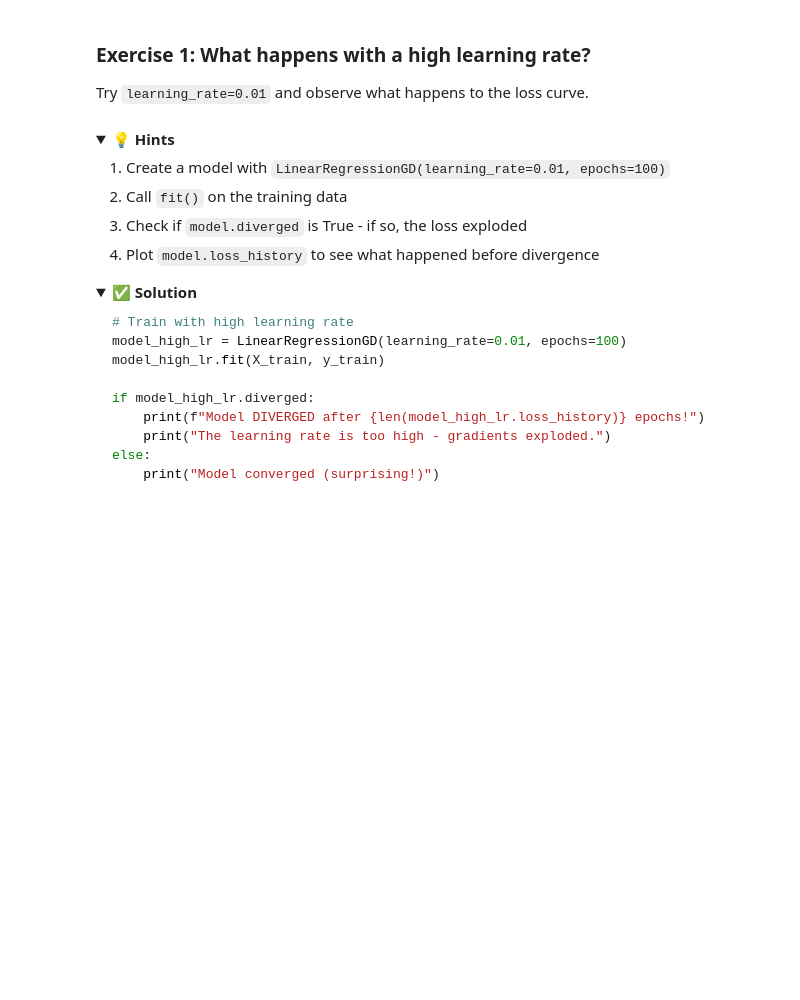
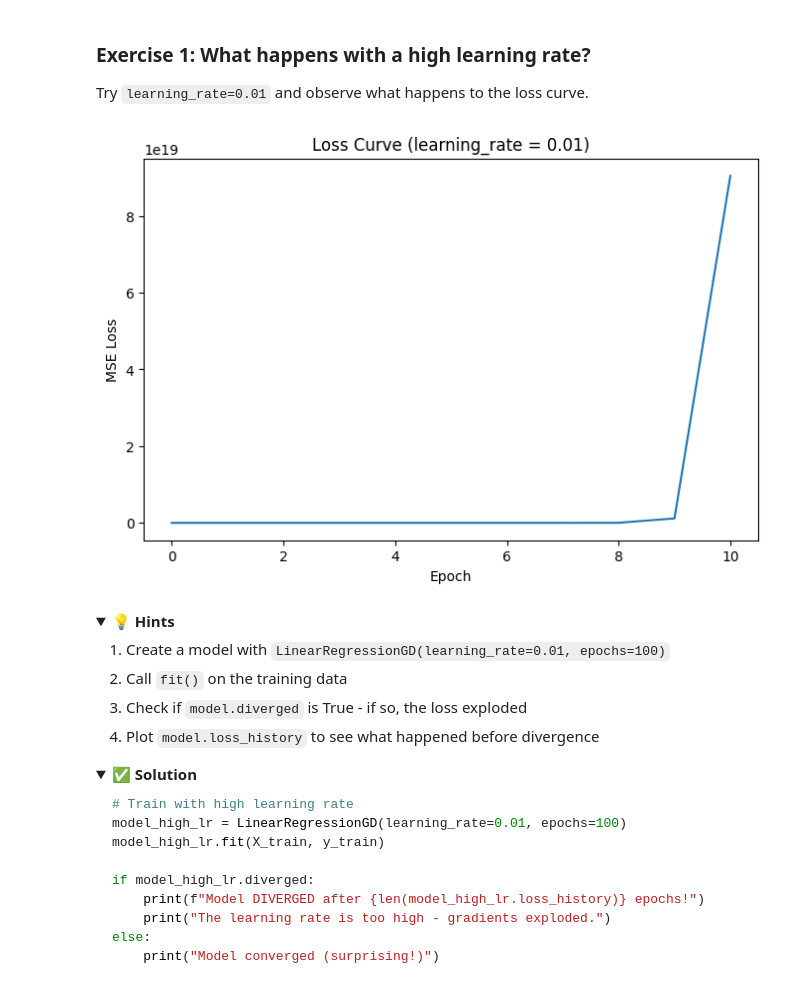
Before and after one commit to MrsTS5/ML, a Jupyter notebook: Week-2/Linear Regression Practice/linear-regression-from-scratch.ipynb, the cells around one changed output. Saved outputs shown, nothing was run; the diff lists cells and outputs as text; code cells hidden in the pictures; folded sections open; blank space fills up the shorter version.

Commit message:
Complete Linear Regression tutorial and  NumPy practice

```diff
--- a/Week-2/Linear Regression Practice/linear-regression-from-scratch.ipynb
+++ b/Week-2/Linear Regression Practice/linear-regression-from-scratch.ipynb
@@ -604,3 +708,18 @@ Try `learning_rate=0.01` and observe what happens to the loss curve.
+# %%
+# TODO: Train a model with learning_rate=0.01 and plot the loss curve
+# Train model
+model = LinearRegressionGD(learning_rate=0.01, epochs=1000)
+model.fit(X_train, y_train)
+
+# Plot loss curve
+plt.figure(figsize=(8, 5))
+plt.plot(model.loss_history)
+plt.xlabel("Epoch")
+plt.ylabel("MSE Loss")
+plt.title("Loss Curve (learning_rate = 0.01)")
+plt.show()
+# %% [output]
+[figure, added]
 # %% [markdown]
 <details>
 <summary><b>💡 Hints</b></summary>
```
Also changed, not shown: parts of 23 cells of this notebook, 2 other files.
